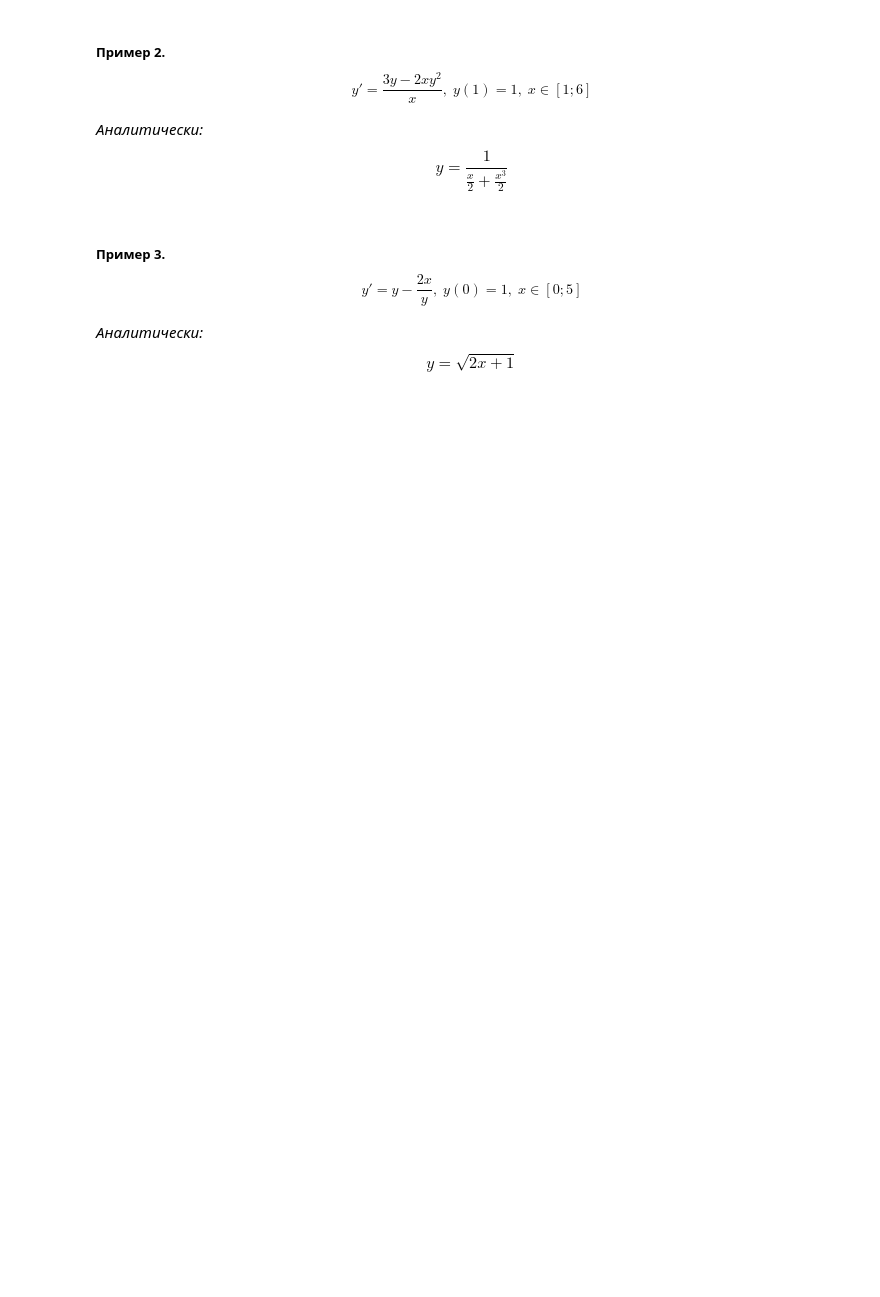
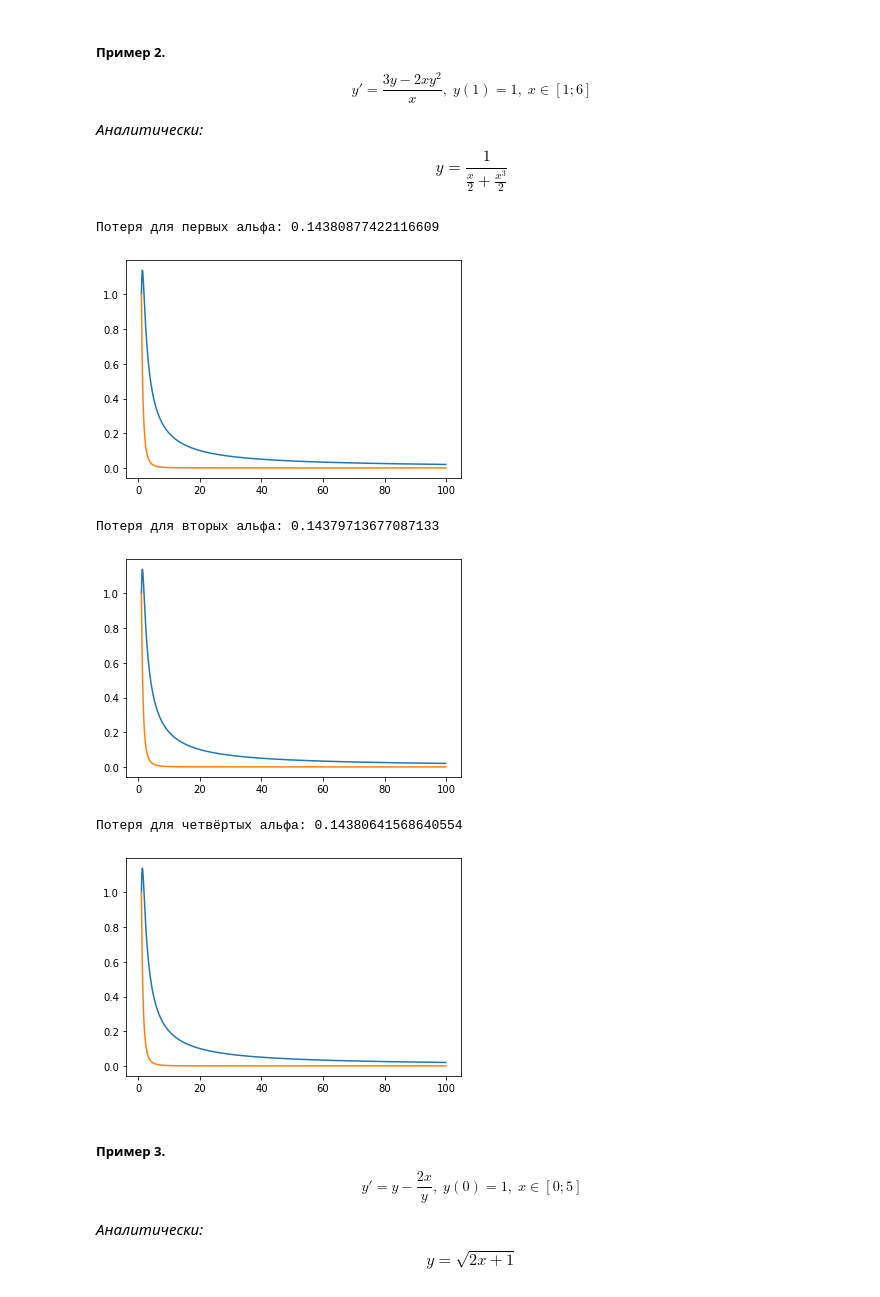
Before and after one commit to electrofocus/numerical-analisys, a Jupyter notebook: differential_equations.ipynb, the cells around one changed output. Saved outputs shown, nothing was run; the diff lists cells and outputs as text; code cells hidden in the pictures; blank space fills up the shorter version.

```diff
--- a/differential_equations.ipynb
+++ b/differential_equations.ipynb
@@ -229,6 +240,46 @@ plt.show()
 ##### Пример 2. $$ y'=\frac{3y-2xy^2}{x}, \; y(1)=1, \; x \in [1;6] $$
 *Аналитически:*
 $$ y=\frac{1}{\frac{x}{2}+\frac{x^3}{2}} $$
+# %%
+def func_6(x, y):
+    return (3 * y - 2 * x * y ** 2) / x
+
+
+def actual_6(x):
+    return 1 / (x / 2 + (x ** 3) / 2)
+
+
+n = 1000
+
+x, y = runge_kutta_3(1, 100, func_6, n, 1, a_2=1/2, a_3=1)
+
+actual_y = [actual_6(i) for i in x]
+print('Потеря для первых альфа:', loss(actual_y, y))
+
+plt.plot(x, y)
+plt.plot(x, actual_y)
+plt.show()
+
+x, y = runge_kutta_3(1, 100, func_6, n, 1, a_2=1, a_3=1/2)
+print('Потеря для вторых альфа:', loss(actual_y, y))
+
+plt.plot(x, y)
+plt.plot(x, actual_y)
+plt.show()
+
+x, y = runge_kutta_3(1, 100, func_6, n, 1, a_2=1/3, a_3=2/3)
+print('Потеря для четвёртых альфа:', loss(actual_y, y))
+
+plt.plot(x, y)
+plt.plot(x, actual_y)
+plt.show()
+# %% [output]
+Потеря для первых альфа: 0.14380877422116609
+[figure, added]
+Потеря для вторых альфа: 0.14379713677087133
+[figure, added]
+Потеря для четвёртых альфа: 0.14380641568640554
+[figure, added]
 # %% [markdown]
 
 ##### Пример 3. $$ y'=y-\frac{2x}{y}, \; y(0)=1, \; x \in [0;5] $$
```
Also changed, not shown: parts of 6 cells of this notebook.
